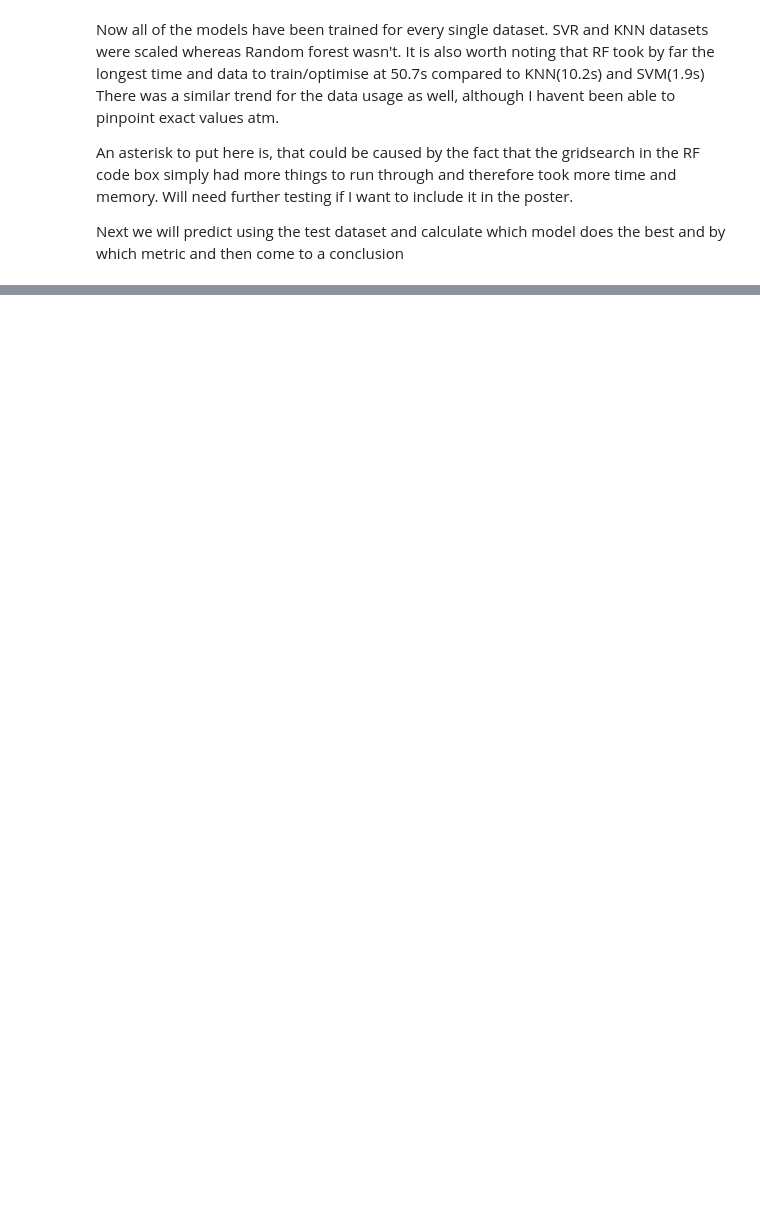
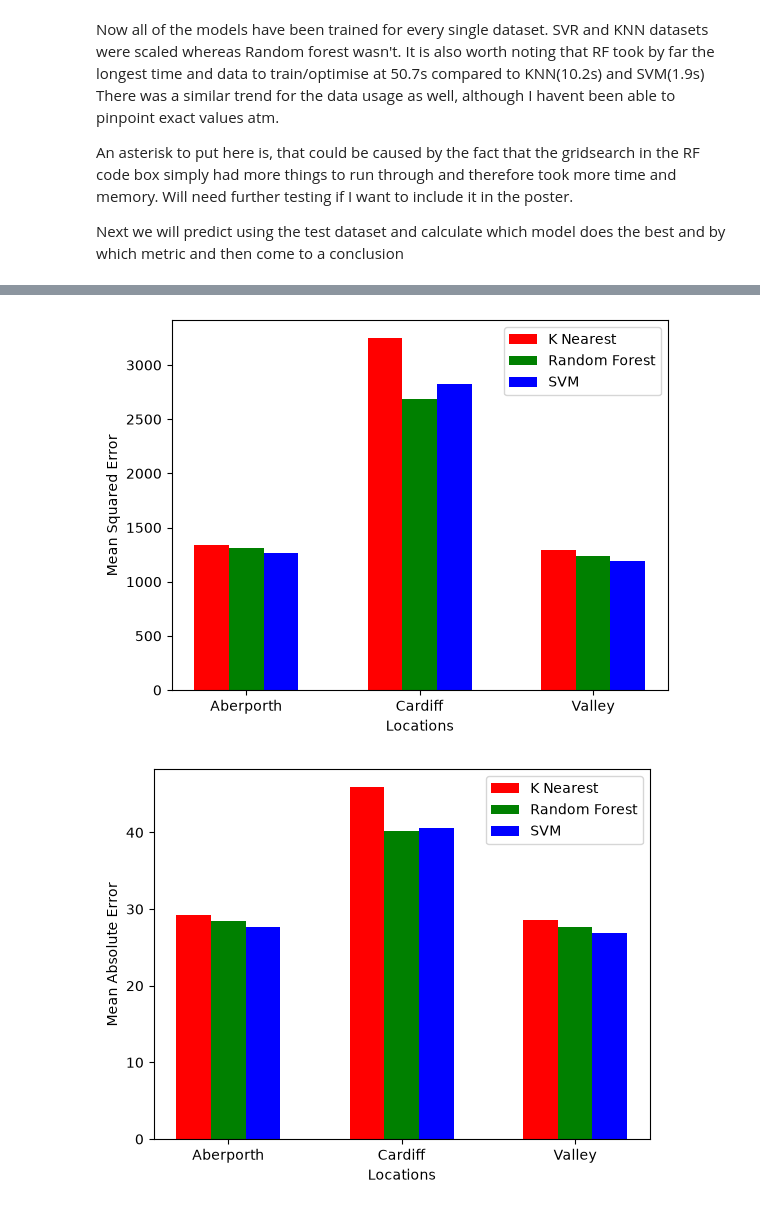
Before and after one commit to AtsDenli/Y2ML1.1, a Jupyter notebook: models.ipynb, the cells around one changed output, grey strips where cells are left out. Cells and saved outputs as stored; diff of their text form; code cells hidden in the pictures; blank space fills up the shorter version.

```diff
--- a/models.ipynb
+++ b/models.ipynb
@@ -127,15 +149,15 @@ Next we will predict using the test dataset and calculate which model does the b
 # %%
 def getMetrics(preds, true):
     #Obtaining metrics
-    accs = []
-    precs = []
-    recs = []
+    MSE = []
+    MAE = []
+    RMSE = []
 
     for pred in preds:
-        accs.append(true, pred)
-        precs.append(true, pred)
-        recs.append(true, pred, average='macro')
+        MSE.append(mean_squared_error(true, pred))
+        MAE.append(mean_absolute_error(true, pred))
+        RMSE.append(root_mean_squared_error(true, pred))
 
-    return accs, precs, recs
+    return MSE, MAE, RMSE
 # %%
 #Aberporth
@@ -161,5 +203,49 @@ Vaccs, Vprecs, Vrecs = getMetrics(vPreds, vTestY)
 # %%
-#Plotting
-width = 0.4
-plt.bar(x-width, Aaccs, width, color='cyan')
-plt.bar(x, )
+#Bar plots
+
+#MSE
+x = np.arange(3)
+knnMSE = [aMSE[0], cMSE[0], vMSE[0]]
+rfMSE = [aMSE[1], cMSE[1], vMSE[1]]
+svrMSE = [aMSE[2], cMSE[2], vMSE[2]]
+width = 0.2
+plt.bar(x-width, knnMSE, width, color='red')
+plt.bar(x, rfMSE, width, color='green')
+plt.bar(x+width, svrMSE, width, color='blue')
+plt.xticks(x,['Aberporth', 'Cardiff', 'Valley'])
+plt.xlabel("Locations")
+plt.ylabel("Mean Squared Error")
+plt.legend(['K Nearest', 'Random Forest', 'SVM'])
+plt.show()
+
+#MAE
+x = np.arange(3)
+knnMAE = [aMAE[0], cMAE[0], vMAE[0]]
+rfMAE = [aMAE[1], cMAE[1], vMAE[1]]
+svrMAE = [aMAE[2], cMAE[2], vMAE[2]]
+width = 0.2
+plt.bar(x-width, knnMAE, width, color='red')
+plt.bar(x, rfMAE, width, color='green')
+plt.bar(x+width, svrMAE, width, color='blue')
+plt.xticks(x,['Aberporth', 'Cardiff', 'Valley'])
+plt.xlabel("Locations")
+plt.ylabel("Mean Absolute Error")
+plt.legend(['K Nearest', 'Random Forest', 'SVM'])
+plt.show()
+
+x = np.arange(3)
+knnRMSE = [aRMSE[0], cRMSE[0], vRMSE[0]]
+rfRMSE = [aRMSE[1], cRMSE[1], vRMSE[1]]
+svrRMSE = [aRMSE[2], cRMSE[2], vRMSE[2]]
+width = 0.2
+plt.bar(x-width, knnRMSE, width, color='red')
+plt.bar(x, rfRMSE, width, color='green')
+plt.bar(x+width, svrRMSE, width, color='blue')
+plt.xticks(x,['Aberporth', 'Cardiff', 'Valley'])
+plt.xlabel("Locations")
+plt.ylabel("Root Mean Squared Error")
+plt.legend(['K Nearest', 'Random Forest', 'SVM'])
+plt.show()
+# %% [output]
+[figure, added]
+[figure, added]
```
Also changed, not shown: parts of 7 cells of this notebook.
